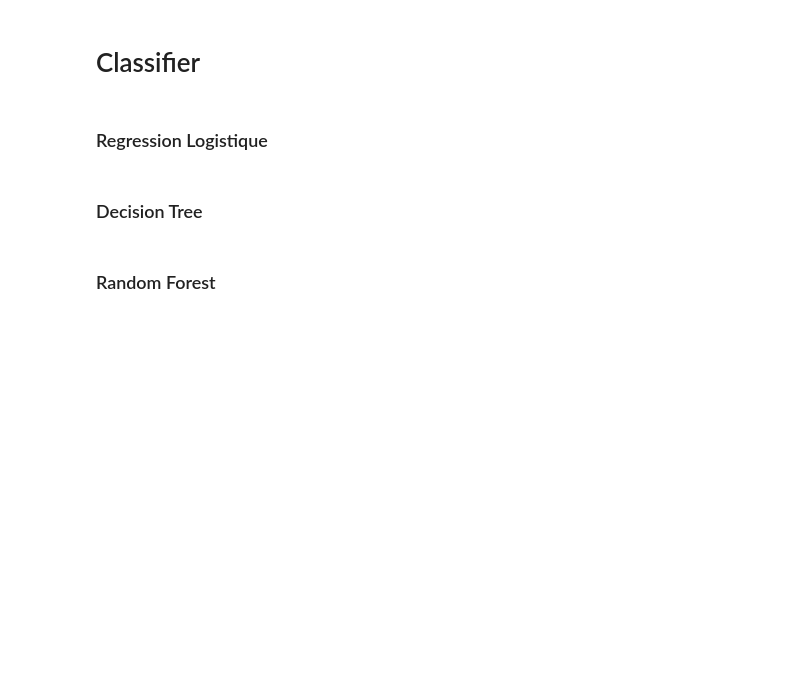
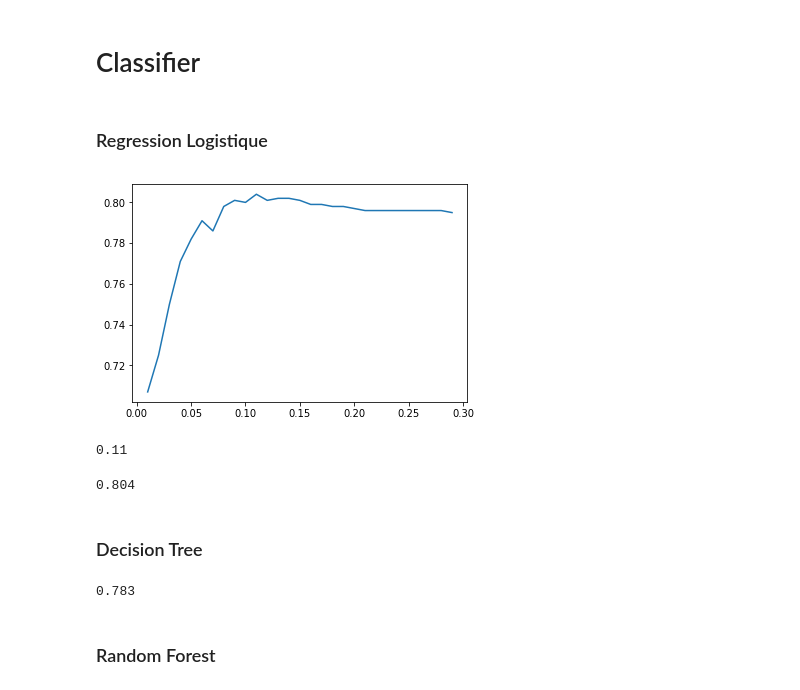
Before and after one commit to jeremymeynier/Kaggle, a Jupyter notebook: Titanic/Titanic Kaggle.ipynb, the cells around one changed output. Saved outputs shown, nothing was run; the diff lists cells and outputs as text; code cells hidden in the pictures; blank space fills up the shorter version.

Commit message:
last version, with parameters tuning and voting classifier

```diff
--- a/Titanic/Titanic Kaggle.ipynb
+++ b/Titanic/Titanic Kaggle.ipynb
@@ -69,6 +86,9 @@ for tab in df:
 # On remplace les NaN par la médiane des ages
 for tab in df:
     tab["Age"].fillna(tab["Age"].median(), inplace=True)
+# %%
+df[0]["Age"].fillna(df[0]["Age"].median(), inplace=True)
+df[1]["Age"].fillna(df[0]["Age"].median(), inplace=True)
 # %%
 # Trop de NaN pour Cabin, on le drop
 for tab in df:
@@ -81,7 +106,7 @@ for tab in df:
     tab["Embarked"] = tab["Embarked"].fillna("S")
 # %%
 #One hot encoder pour Embarked
-for i in range (0, len(df)):
+for i in range(len(df)):
     df[i] = df[i].merge(pd.get_dummies(df[i]["Embarked"],
                          drop_first=True).reset_index(), on="index")
     df[i].drop("Embarked", axis=1, inplace=True)
@@ -130,16 +158,34 @@ X_train, X_test, y_train, y_test = train_test_split(X, y, test_size=0.33, random
 X_sub = df[1].values
 # %% [markdown]
 ### Regression Logistique
+# %%
+#Phase de test des params
+param = [0.01 * i for i in range(1, 30)]
+result = []
+for param_test in param:
+    clf_lr = LogisticRegression(C=param_test)
+    scores = cross_val_score(clf_lr, X, y, cv=5, n_jobs=-1)
+    result.append(round(np.mean(scores), 3))
+plt.plot(param, result)
+plt.show()
+param[np.argmax(result)]
+# %% [output]
+[figure, added]
+0.11
 # %%
-# avec CV
-clf = LogisticRegression()
-scores = cross_val_score(clf, X, y, cv=5)
-np.mean(scores)
+# modèle que l'on garde, avec CV
+clf_lr = LogisticRegression(C=0.11)
+scores = cross_val_score(clf_lr, X, y, cv=5)
+round(np.mean(scores), 3)
+# %% [output]
+0.804
 # %% [markdown]
 ### Decision Tree
 # %%
-clf = DecisionTreeClassifier()
-scores = cross_val_score(clf, X, y, cv=5, n_jobs=-1)
-np.mean(scores)
+clf_dt = DecisionTreeClassifier()
+scores = cross_val_score(clf_dt, X, y, cv=5, n_jobs=-1)
+round(np.mean(scores), 3)
+# %% [output]
+0.783
 # %% [markdown]
 ### Random Forest
```
Also changed, not shown: parts of 23 cells of this notebook.
